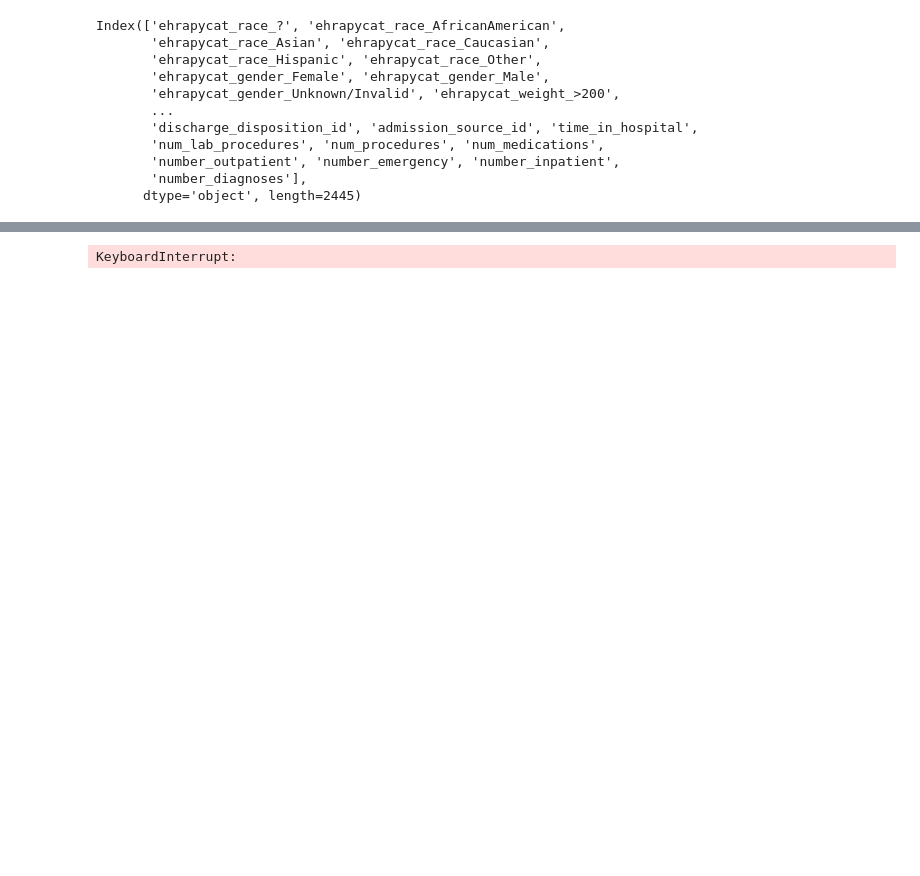
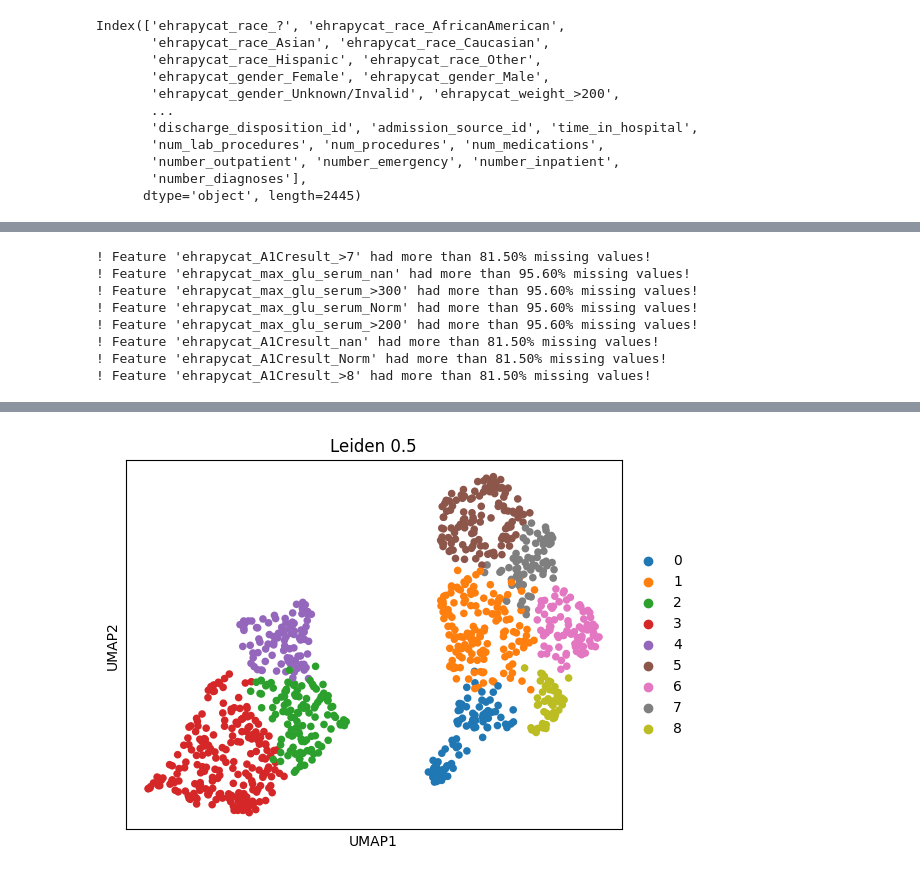
Before and after one commit to theislab/ehrapy-datasets, a Jupyter notebook: diabetes_130_raw/diabetes_130_raw.ipynb, the cells around one changed output, grey strips where cells are left out. Cells and saved outputs as stored; diff of their text form; code cells hidden in the pictures; blank space fills up the shorter version.

```diff
--- a/diabetes_130_raw/diabetes_130_raw.ipynb
+++ b/diabetes_130_raw/diabetes_130_raw.ipynb
@@ -138,12 +140,20 @@ Index(['ehrapycat_race_?', 'ehrapycat_race_AfricanAmerican',
 # %%
-ep.pp.knn_impute(edata)
-ep.pp.pca(edata)
-ep.pp.neighbors(edata)
-ep.tl.umap(edata)
-ep.tl.leiden(edata, resolution=0.5, key_added="leiden_0_5")
-ep.pl.umap(edata, color=["leiden_0_5"], title="Leiden 0.5")
+ep.pp.explicit_impute(edata_subset, replacement=0)
+ep.pp.pca(edata_subset)
+ep.pp.neighbors(edata_subset)
+ep.tl.umap(edata_subset)
+ep.tl.leiden(edata_subset, resolution=0.5, key_added="leiden_0_5")
+ep.pl.umap(edata_subset, color=["leiden_0_5"], title="Leiden 0.5")
 # %% [output]
 [interactive output not drawn]
+! Feature 'ehrapycat_A1Cresult_>7' had more than 81.50% missing values!
+! Feature 'ehrapycat_max_glu_serum_nan' had more than 95.60% missing values!
+! Feature 'ehrapycat_max_glu_serum_>300' had more than 95.60% missing values!
+! Feature 'ehrapycat_max_glu_serum_Norm' had more than 95.60% missing values!
+! Feature 'ehrapycat_max_glu_serum_>200' had more than 95.60% missing values!
+! Feature 'ehrapycat_A1Cresult_nan' had more than 81.50% missing values!
+! Feature 'ehrapycat_A1Cresult_Norm' had more than 81.50% missing values!
+! Feature 'ehrapycat_A1Cresult_>8' had more than 81.50% missing values!
 [interactive output not drawn]
-KeyboardInterrupt:
+[figure, added]
 # %%
```
Also changed, not shown: parts of 3 cells of this notebook.
